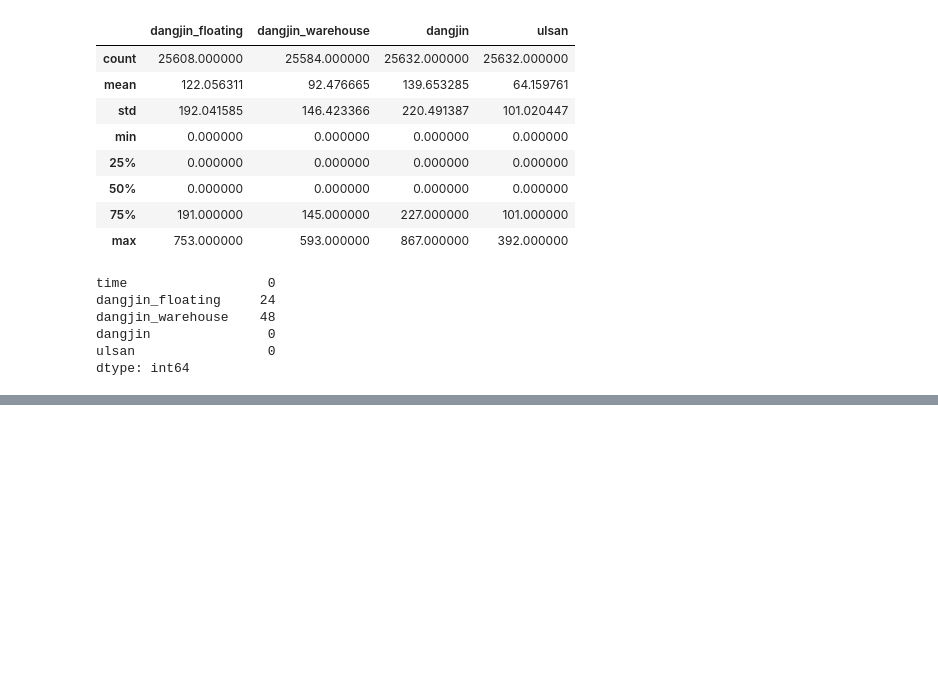
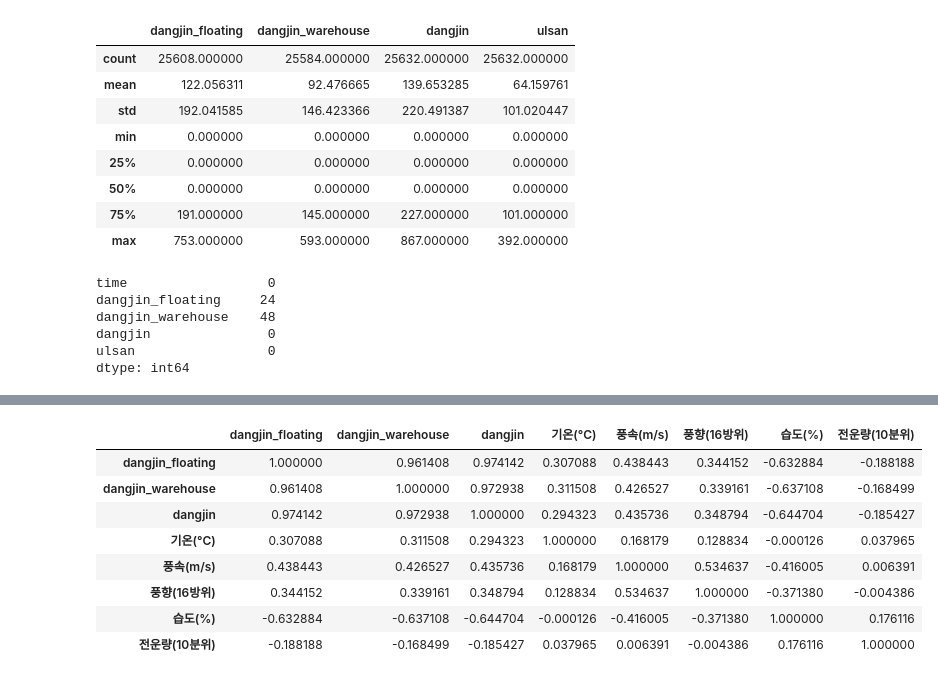
Before and after one commit to jkworldchampion/forecastsolar, a Jupyter notebook: test.ipynb, the cells around one changed output, grey strips where cells are left out. Drawn from its saved outputs; the diff is of its cells as text; code cells hidden in the pictures; blank space fills up the shorter version.

```diff
--- a/test.ipynb
+++ b/test.ipynb
@@ -15,3 +13,16 @@ energy = pd.read_csv("https://raw.githubusercontent.com/cjfghk5697/forecastsolar
+# %%
+energy = pd.read_csv("https://raw.githubusercontent.com/cjfghk5697/forecastsolar/main/csv%20file/energy.csv") # 발전소별 발전량
+
+site_info = pd.read_csv("https://raw.githubusercontent.com/cjfghk5697/forecastsolar/main/csv%20file/site_info.csv") # 발전소 정보
+
+dangjin_fcst_data = pd.read_csv("https://raw.githubusercontent.com/cjfghk5697/forecastsolar/main/csv%20file/dangjin_fcst_data.csv") # 당진 예보 데이터
+
+dangjin_obs_data = pd.read_csv("https://raw.githubusercontent.com/cjfghk5697/forecastsolar/main/csv%20file/dangjin_obs_data.csv") # 당진 기상 관측 자료
+
+ulsan_fcst_data = pd.read_csv("https://raw.githubusercontent.com/cjfghk5697/forecastsolar/main/csv%20file/ulsan_fcst_data.csv") # 울산 예보 데이터
+ulsan_obs_data = pd.read_csv("https://raw.githubusercontent.com/cjfghk5697/forecastsolar/main/csv%20file/ulsan_obs_data.csv") # 울산 기상 관측 자료
+
+sample_submission = pd.read_csv("https://raw.githubusercontent.com/cjfghk5697/forecastsolar/main/csv%20file/sample_submission.csv") # 제출 양식
 # %%
 energy.info()
 # %% [output]
@@ -87,0 +129,9 @@ fig.show()
+# %%
+def weather_preprocessing(df):
+    df['전운량(10분위)'].fillna(0, inplace=True)
+    df.fillna(method='ffill', inplace=True)
+    df['일시'] =  pd.to_datetime(df['일시'])
+    return df
+# %%
+dangjin_obs_data = weather_preprocessing(dangjin_obs_data)
+dangjin_obs_data.isnull().sum()
@@ -87,0 +148,16 @@ fig.show()
+# %%
+df_joined = pd.merge(energy, dangjin_obs_data, left_on='time', right_on='일시', how='inner')
+cols = ['time','dangjin_floating', 'dangjin_warehouse', 'dangjin', '기온(°C)', '풍속(m/s)', '풍향(16방위)', '습도(%)', '전운량(10분위)']
+dangjin = df_joined[cols]
+# %%
+dangjin.corr() # 날씨와의 상관계수
+# %% [output]
+|  | dangjin_floating | dangjin_warehouse | dangjin | 기온(°C) | 풍속(m/s) | 풍향(16방위) | 습도(%) | 전운량(10분위) |
+| dangjin_floating | 1.000000 | 0.961408 | 0.974142 | 0.307088 | 0.438443 | 0.344152 | -0.632884 | -0.188188 |
+| dangjin_warehouse | 0.961408 | 1.000000 | 0.972938 | 0.311508 | 0.426527 | 0.339161 | -0.637108 | -0.168499 |
+| dangjin | 0.974142 | 0.972938 | 1.000000 | 0.294323 | 0.435736 | 0.348794 | -0.644704 | -0.185427 |
+| 기온(°C) | 0.307088 | 0.311508 | 0.294323 | 1.000000 | 0.168179 | 0.128834 | -0.000126 | 0.037965 |
+| 풍속(m/s) | 0.438443 | 0.426527 | 0.435736 | 0.168179 | 1.000000 | 0.534637 | -0.416005 | 0.006391 |
+| 풍향(16방위) | 0.344152 | 0.339161 | 0.348794 | 0.128834 | 0.534637 | 1.000000 | -0.371380 | -0.004386 |
+| 습도(%) | -0.632884 | -0.637108 | -0.644704 | -0.000126 | -0.416005 | -0.371380 | 1.000000 | 0.176116 |
+| 전운량(10분위) | -0.188188 | -0.168499 | -0.185427 | 0.037965 | 0.006391 | -0.004386 | 0.176116 | 1.000000 |
```
Also changed, not shown: parts of 11 cells of this notebook.
